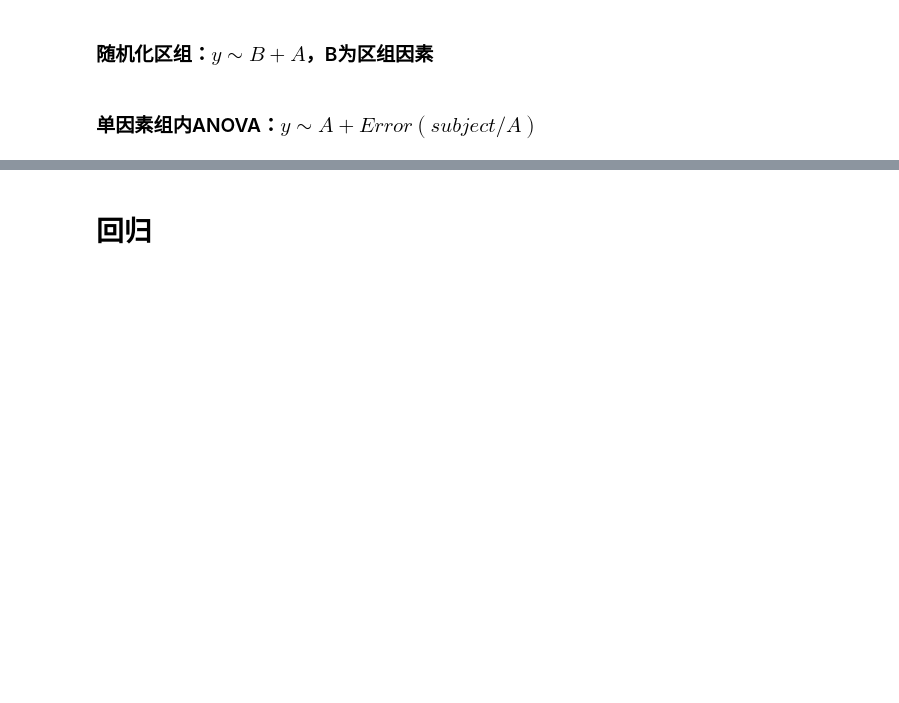
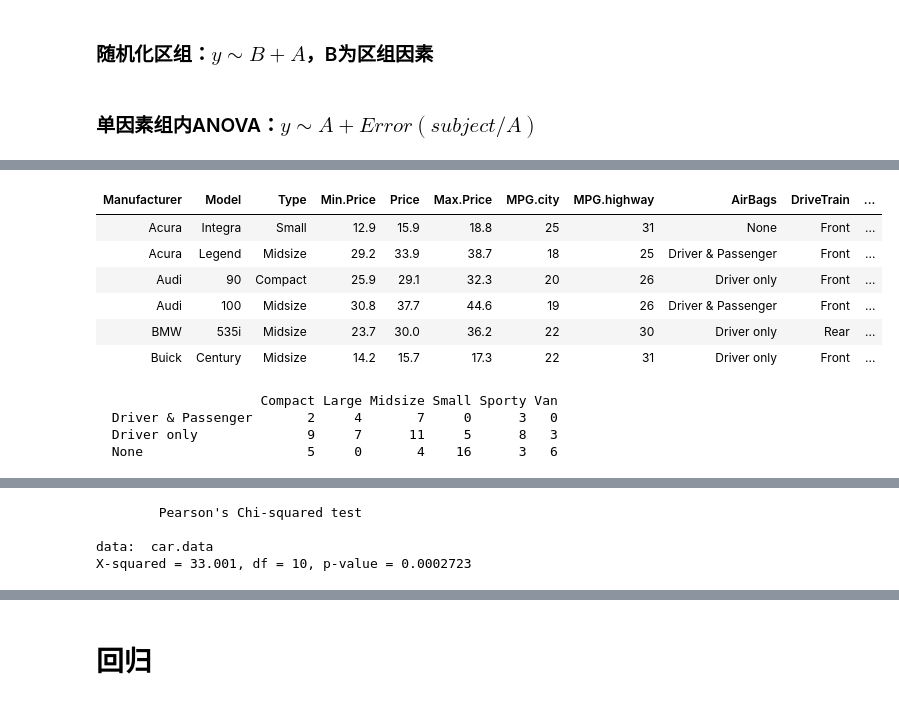
Before and after one commit to Sanningw/ML-and-DL, a Jupyter notebook: math/Statistics/R/stats.ipynb, the cells around one changed output, grey strips where cells are left out. Saved outputs shown, nothing was run; the diff lists cells and outputs as text; code cells hidden in the pictures; blank space fills up the shorter version.

```diff
--- a/math/Statistics/R/stats.ipynb
+++ b/math/Statistics/R/stats.ipynb
@@ -685,0 +715,23 @@ detach(ToothGrowth)
+# %%
+# Load the library.
+library("MASS")
+head(Cars93)
+
+# Create a table with the needed variables.
+car.data = table(Cars93$AirBags, Cars93$Type)
+head(car.data)
+
+# Perform the Chi-Square test.
+chisq.test(car.data, correct = TRUE)
+# %% [output]
+| Manufacturer | Model | Type | Min.Price | Price | Max.Price | MPG.city | MPG.highway | AirBags | DriveTrain | ... |
+| Acura | Integra | Small | 12.9 | 15.9 | 18.8 | 25 | 31 | None | Front | ... |
+| Acura | Legend | Midsize | 29.2 | 33.9 | 38.7 | 18 | 25 | Driver & Passenger | Front | ... |
+| Audi | 90 | Compact | 25.9 | 29.1 | 32.3 | 20 | 26 | Driver only | Front | ... |
+| Audi | 100 | Midsize | 30.8 | 37.7 | 44.6 | 19 | 26 | Driver & Passenger | Front | ... |
+| BMW | 535i | Midsize | 23.7 | 30.0 | 36.2 | 22 | 30 | Driver only | Rear | ... |
+| Buick | Century | Midsize | 14.2 | 15.7 | 17.3 | 22 | 31 | Driver only | Front | ... |
+                     Compact Large Midsize Small Sporty Van
+  Driver & Passenger       2     4       7     0      3   0
+  Driver only              9     7      11     5      8   3
+  None                     5     0       4    16      3   6
@@ -685,0 +740,4 @@ detach(ToothGrowth)
+        Pearson's Chi-squared test
+
+data:  car.data
+X-squared = 33.001, df = 10, p-value = 0.0002723
```
Also changed, not shown: parts of 10 cells of this notebook.
